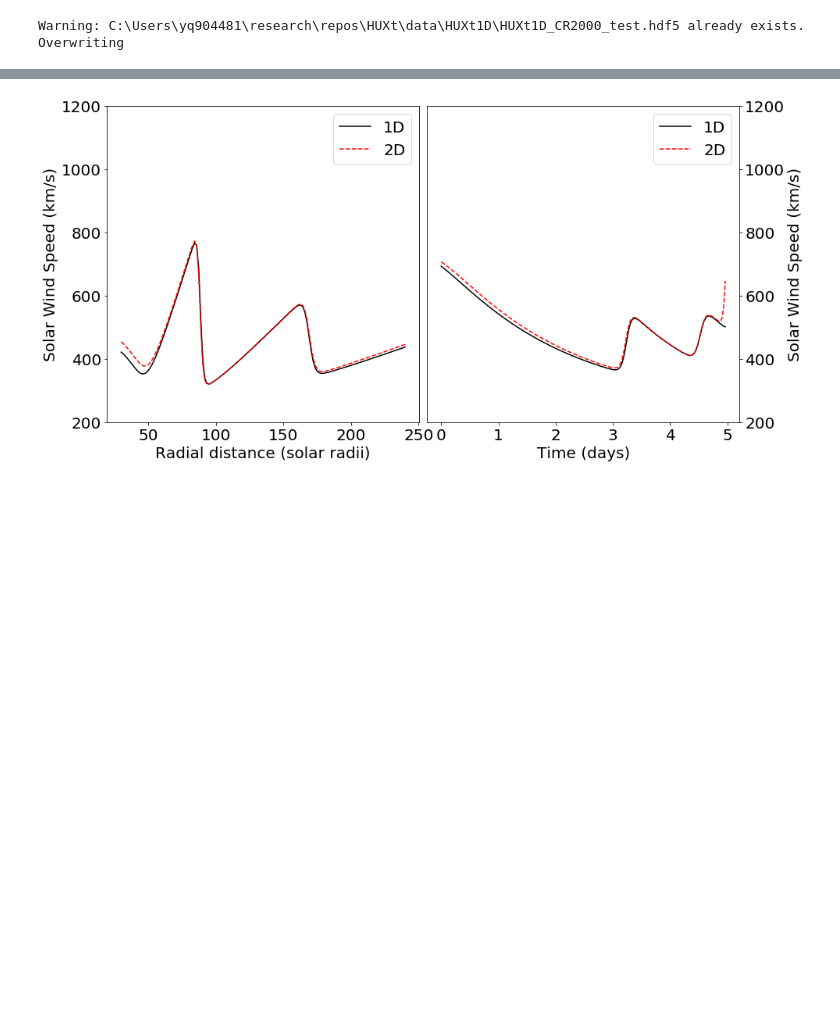
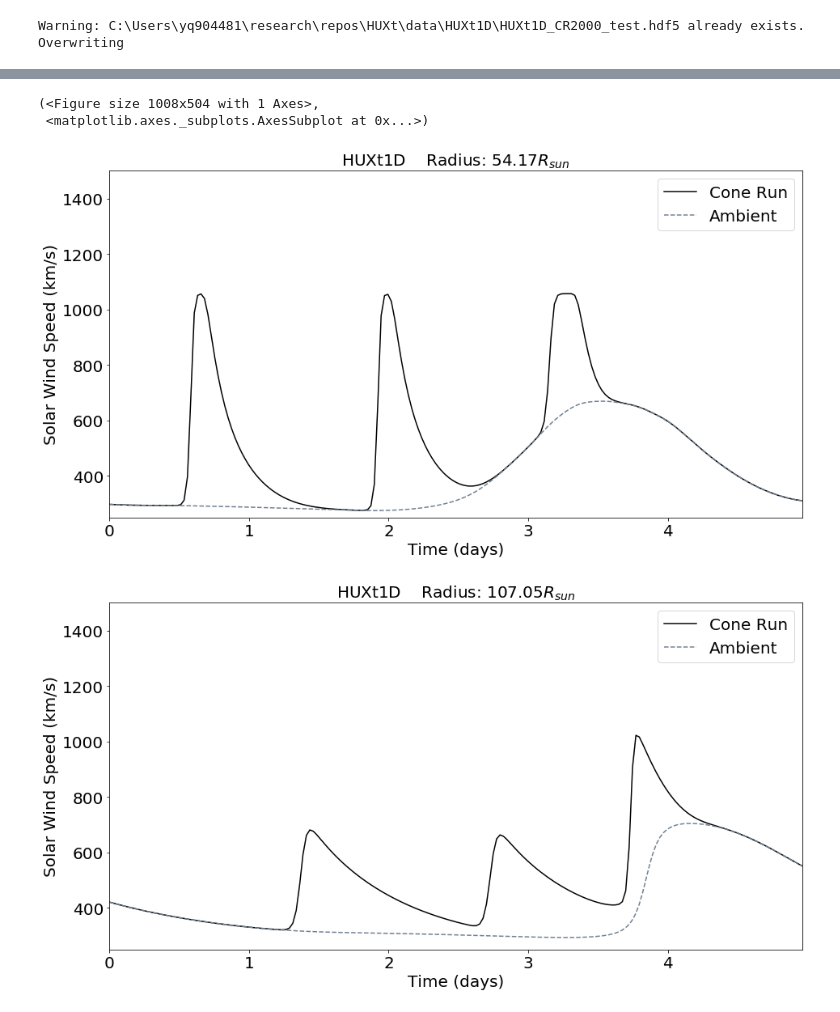
Before and after one commit to University-of-Reading-Space-Science/HUXt, a Jupyter notebook: code/HUXt_example.ipynb, the cells around one changed output, grey strips where cells are left out. Saved outputs shown, nothing was run; the diff lists cells and outputs as text; code cells hidden in the pictures; blank space fills up the shorter version.

```diff
--- a/code/HUXt_example.ipynb
+++ b/code/HUXt_example.ipynb
@@ -10,7 +11,7 @@ import astropy.units as u
 # Set up HUXt1D to run a 5 day simulation of Carrington rotation 2000, and output model data every 4 timesteps (about 35min)
 cr_num = 2000
 lon = 0.0
-model1D = H.HUXt1D(cr_num=cr_num, lon=lon, simtime=5, dt_scale=4)
+model = H.HUXt1D(cr_num=cr_num, lon=lon, simtime=5, dt_scale=4)
 
 # Get a list of CMEs with different launch longitudes and times
 cme_list=[]
@@ -25,6 +26,6 @@ for lon, t_launch in zip(launch_lons, launch_times):
 
 # Run HUXt1D for these cmes, save to file
 tag = 'test'
-model1D.solve(cme_list, save=True, tag=tag)
+model.solve(cme_list, save=True, tag=tag)
 # %% [output]
 Warning: C:\Users\yq904481\research\repos\HUXt\data\HUXt1D\HUXt1D_CR2000_test.hdf5 already exists. Overwriting
@@ -47,27 +32,14 @@ Moviepy - video ready C:\Users\yq904481\research\repos\HUXt\figures\HUXt2D\HUXt2
-# %%
-# Show both solutions match along the selected longitude
-# Find index of the selected longitude, a time, and approx 1AU.
-id_lon = np.argmin(np.abs(model2D.lon.value - model1D.lon.value))
-id_t = 100
-id_r = np.argmin(np.abs(model2D.r.value - 215))
-
-fig, ax = plt.subplots(1,2, figsize=(12.5,6.25))
-ax[0].plot(model1D.r, model1D.v_grid_cme[id_t, :], 'k-', label='1D')
-ax[0].plot(model2D.r, model2D.v_grid_cme[id_t, :, id_lon], 'r--', label='2D')
-
-ax[1].plot(model1D.time_out.to('day'), model1D.v_grid_cme[:, id_r], 'k-', label='1D')
-ax[1].plot(model2D.time_out.to('day'), model2D.v_grid_cme[:, id_r, id_lon], 'r--', label='2D')
-
-for a in ax:
-    a.legend()
-    a.set_ylim(200,1200)
-    a.set_ylabel('Solar Wind Speed (km/s)')
-
-ax[0].set_xlabel('Radial distance (solar radii)')
-ax[1].set_xlabel('Time (days)')
-ax[1].yaxis.tick_right()
-ax[1].yaxis.set_label_position("right")
-
-fig.subplots_adjust(left=0.05, bottom=0.05, right=0.95, top=0.95, wspace=0.025)
-# %% [output]
-[figure, removed]
+# %%
+r = (0.25*u.AU).to(u.solRad)
+model.plot_timeseries(r, 'both')
+
+r = (0.5*u.AU).to(u.solRad)
+model.plot_timeseries(r, 'both')
+
+r = (0.75*u.AU).to(u.solRad)
+model.plot_timeseries(r, 'both')
+# %% [output]
+(<Figure size 1008x504 with 1 Axes>,
+ <matplotlib.axes._subplots.AxesSubplot at 0x...>)
+[figure, added]
+[figure, added]
```
Also changed, not shown: parts of 3 cells of this notebook, 1 other file.
